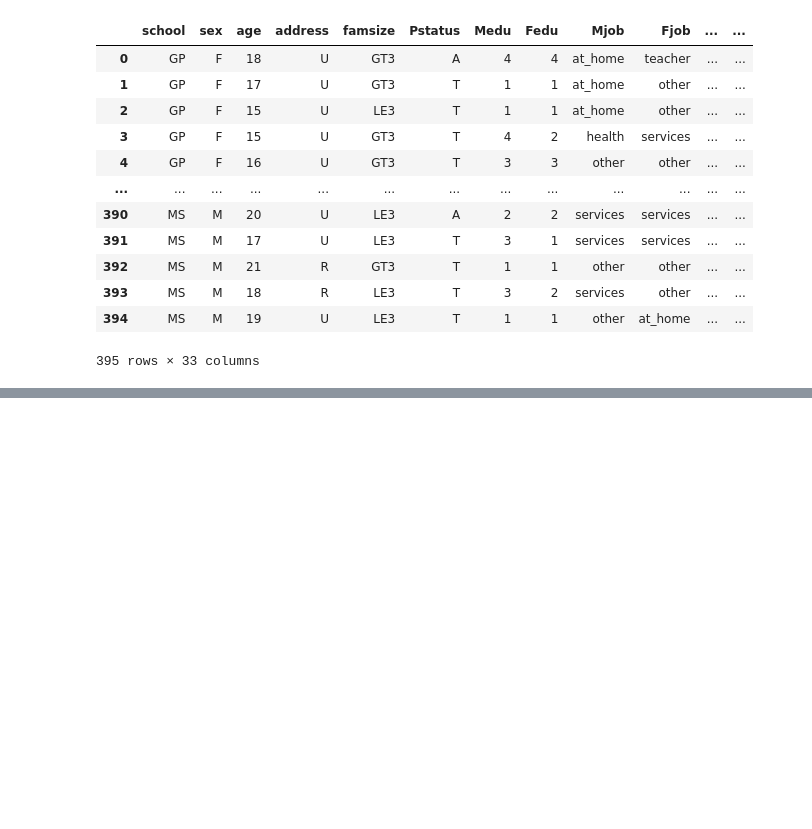
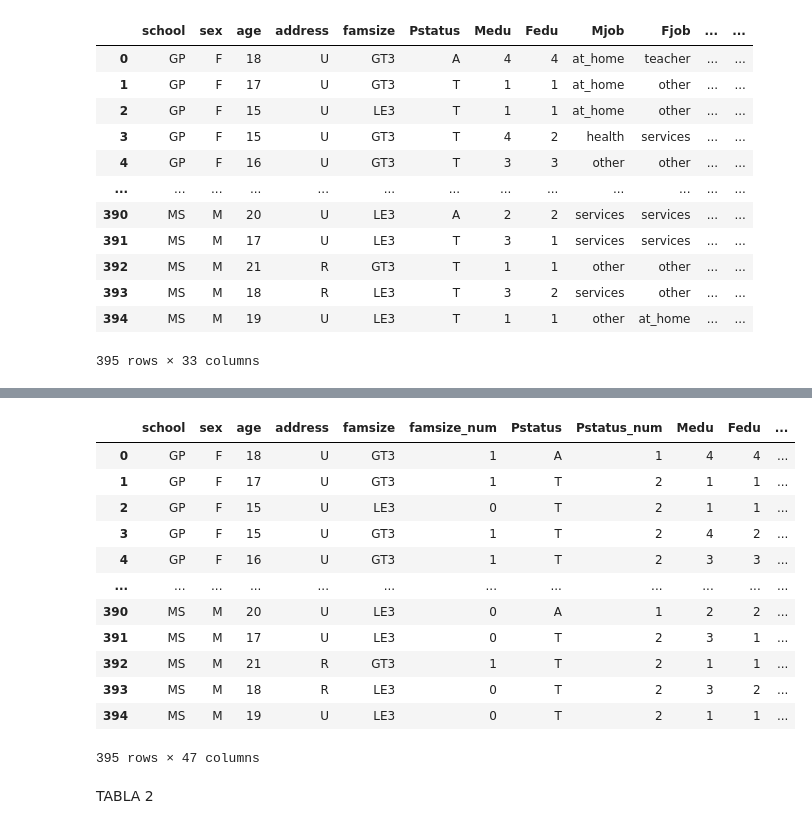
Before and after one commit to enialahcene/proyecto-ml, a Jupyter notebook: Documento limpieza de tablas.ipynb, the cells around one changed output, grey strips where cells are left out. Saved outputs shown, nothing was run; the diff lists cells and outputs as text; code cells hidden in the pictures; blank space fills up the shorter version.

```diff
--- a/Documento limpieza de tablas.ipynb
+++ b/Documento limpieza de tablas.ipynb
@@ -21,3 +66,48 @@ tabla1
+# %%
+# Crear un diccionario de mapeo para cada columna
+mappings = {
+    'famsize': {'GT3': 1, 'LE3': 0},
+    'Pstatus': {'A': 1, 'T': 2},
+    'Mjob': {'at_home': 1, 'health': 2, 'other': 3, 'services': 4, 'teacher': 5},
+    'Fjob': {'at_home': 1, 'health': 2, 'other': 3, 'services': 4, 'teacher': 5},
+    'reason': {'course': 1, 'home': 2, 'other': 3, 'reputation': 4},
+    'guardian': {'mother': 1, 'father': 2, 'other': 3},
+    'schoolsup': {'yes': 1, 'no': 0},
+    'famsup': {'yes': 1, 'no': 0},
+    'paid': {'yes': 1, 'no': 0},
+    'activities': {'yes': 1, 'no': 0},
+    'nursery': {'yes': 1, 'no': 0},
+    'higher': {'yes': 1, 'no': 0},
+    'internet': {'yes': 1, 'no': 0},
+    'romantic': {'yes': 1, 'no': 0}
+}
+
+# Aplicar el mapeo a cada columna
+for column, mapping in mappings.items():
+    new_column = column + '_num'
+    tabla1[new_column] = tabla1[column].map(mapping)
+    cols = tabla1.columns.tolist()
+    col_index = cols.index(column)
+    cols.insert(col_index + 1, cols.pop(cols.index(new_column)))
+    tabla1 = tabla1[cols]
+
+tabla1
+# %% [output]
+|  | school | sex | age | address | famsize | famsize_num | Pstatus | Pstatus_num | Medu | Fedu | ... |
+| 0 | GP | F | 18 | U | GT3 | 1 | A | 1 | 4 | 4 | ... |
+| 1 | GP | F | 17 | U | GT3 | 1 | T | 2 | 1 | 1 | ... |
+| 2 | GP | F | 15 | U | LE3 | 0 | T | 2 | 1 | 1 | ... |
+| 3 | GP | F | 15 | U | GT3 | 1 | T | 2 | 4 | 2 | ... |
+| 4 | GP | F | 16 | U | GT3 | 1 | T | 2 | 3 | 3 | ... |
+| ... | ... | ... | ... | ... | ... | ... | ... | ... | ... | ... | ... |
+| 390 | MS | M | 20 | U | LE3 | 0 | A | 1 | 2 | 2 | ... |
+| 391 | MS | M | 17 | U | LE3 | 0 | T | 2 | 3 | 1 | ... |
+| 392 | MS | M | 21 | R | GT3 | 1 | T | 2 | 1 | 1 | ... |
+| 393 | MS | M | 18 | R | LE3 | 0 | T | 2 | 3 | 2 | ... |
+| 394 | MS | M | 19 | U | LE3 | 0 | T | 2 | 1 | 1 | ... |
+395 rows × 47 columns
+# %% [markdown]
+TABLA 2
 # %%
 tabla2 =  pd.read_csv("C:/Users/Javi/Documents/bootcamp/proyectos/machine_learning/StudentsPerformance.csv", sep=',')
 tabla2
```
Also changed, not shown: parts of 7 cells of this notebook.
